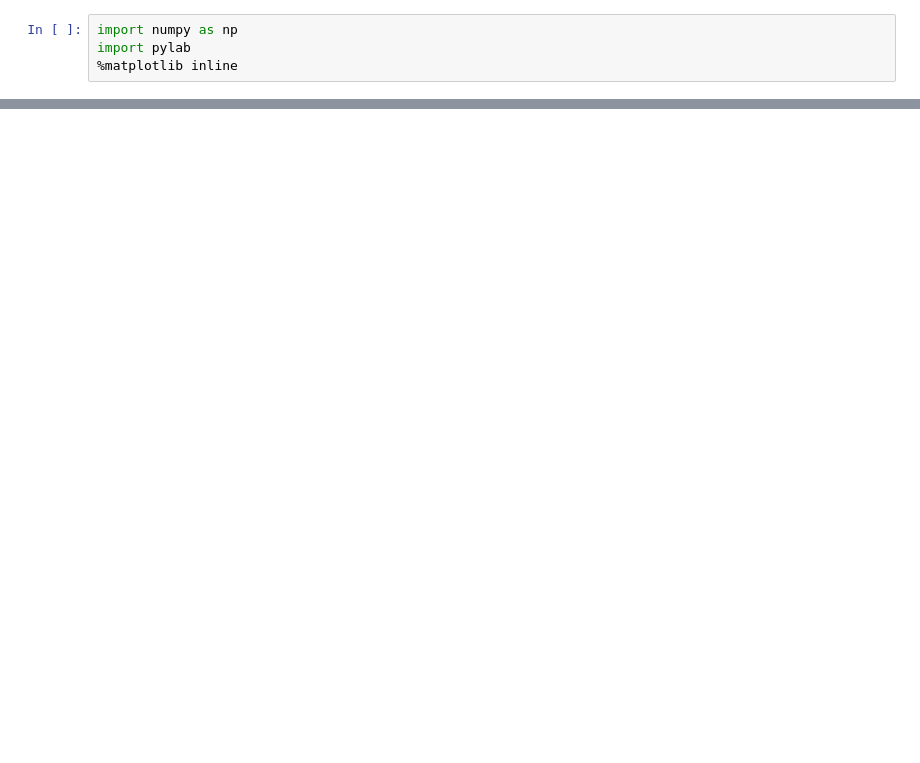
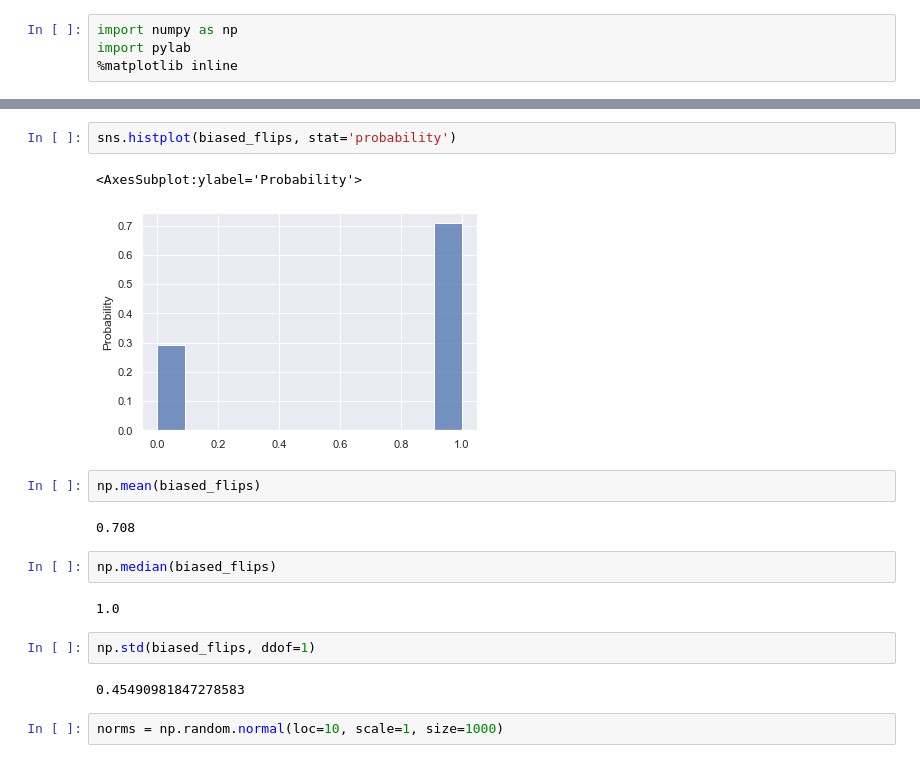
Before and after one commit to arjunc12/cmpinf2120-notebooks, a Jupyter notebook: Probability-and-Stats/probability-and-stats.ipynb, the cells around one changed output, grey strips where cells are left out. Saved outputs shown, nothing was run; the diff lists cells and outputs as text; blank space fills up the shorter version.

```diff
--- a/Probability-and-Stats/probability-and-stats.ipynb
+++ b/Probability-and-Stats/probability-and-stats.ipynb
@@ -23,0 +40,19 @@ pylab.std(flips, ddof=1)
+# %%
+sns.histplot(biased_flips, stat='probability')
+# %% [output]
+<AxesSubplot:ylabel='Probability'>
+[figure, added]
+# %%
+np.mean(biased_flips)
+# %% [output]
+0.708
+# %%
+np.median(biased_flips)
+# %% [output]
+1.0
+# %%
+np.std(biased_flips, ddof=1)
+# %% [output]
+0.45490981847278583
+# %%
+norms = np.random.normal(loc=10, scale=1, size=1000)
```
Also changed, not shown: parts of 18 cells of this notebook.
